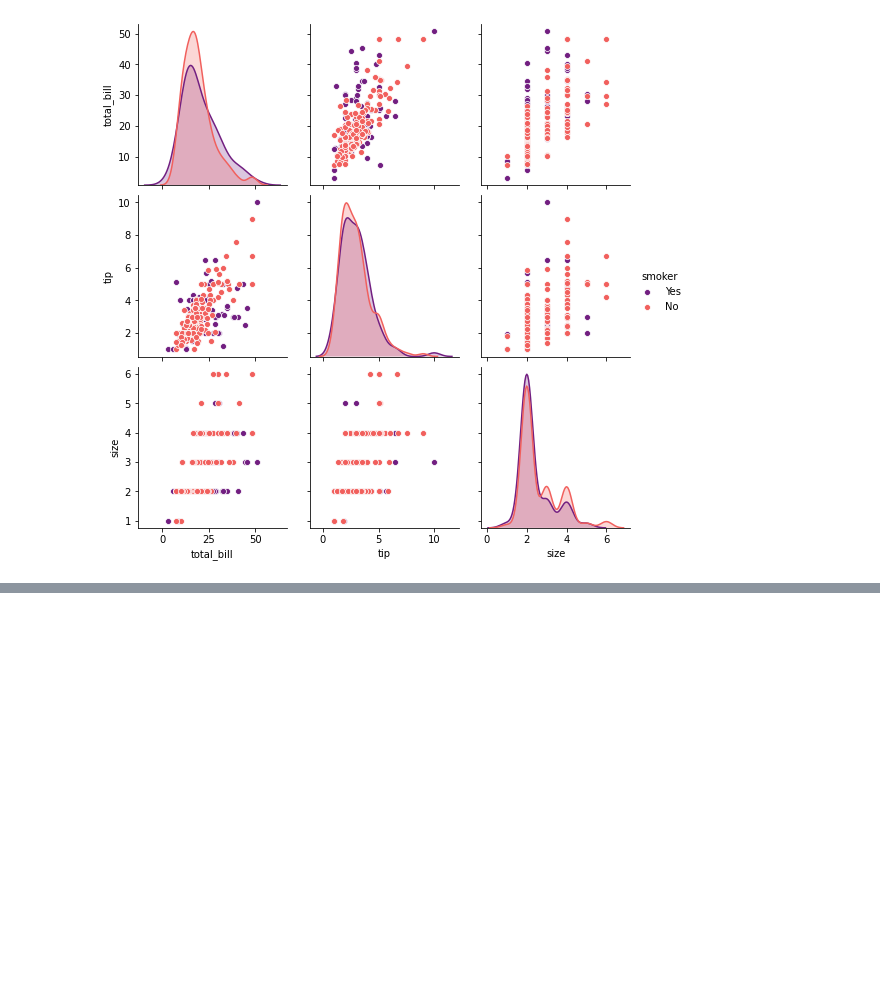
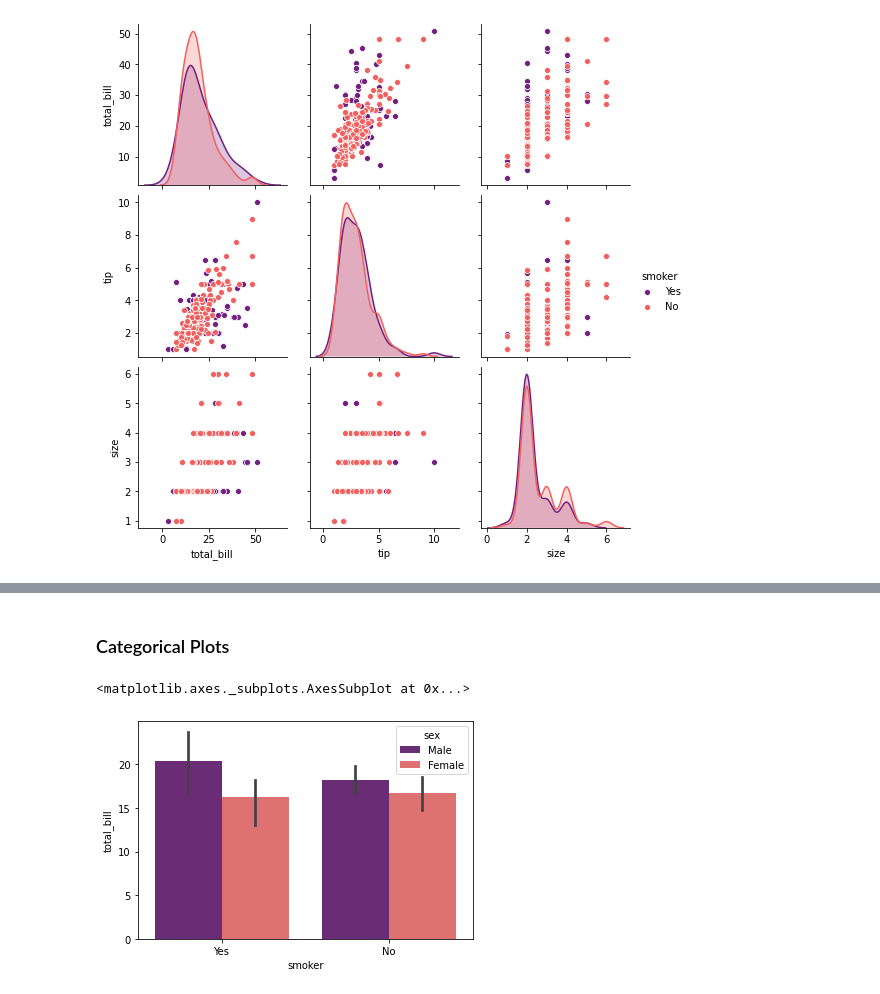
Before and after one commit to loganrane/MachineLearning101, a Jupyter notebook: Projects/Plotting - Basics.ipynb, the cells around one changed output, grey strips where cells are left out. Saved outputs shown, nothing was run; the diff lists cells and outputs as text; code cells hidden in the pictures; blank space fills up the shorter version.

```diff
--- a/Projects/Plotting - Basics.ipynb
+++ b/Projects/Plotting - Basics.ipynb
@@ -169,0 +173,8 @@ sns.rugplot()
+# %% [markdown]
+### Categorical Plots
+# %%
+# 1. Bar Plot - Bi Variate **IMP**
+sns.barplot(data = tips, x = 'smoker', y = 'total_bill', palette = 'magma', hue = 'sex', estimator = np.median)
+# %% [output]
+<matplotlib.axes._subplots.AxesSubplot at 0x...>
+[figure, added]
```
Also changed, not shown: parts of 10 cells of this notebook.
